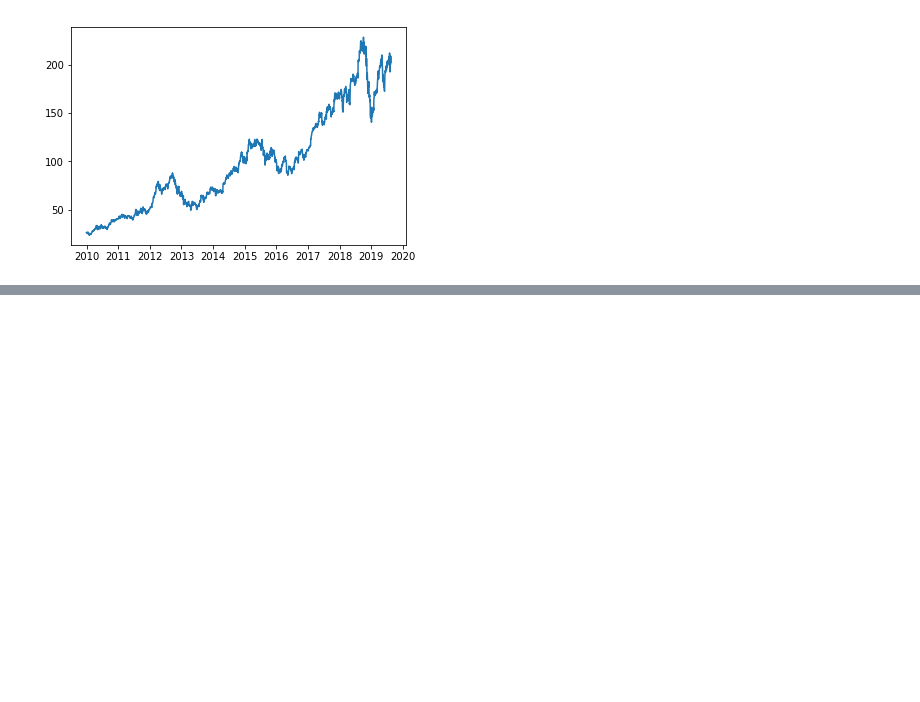
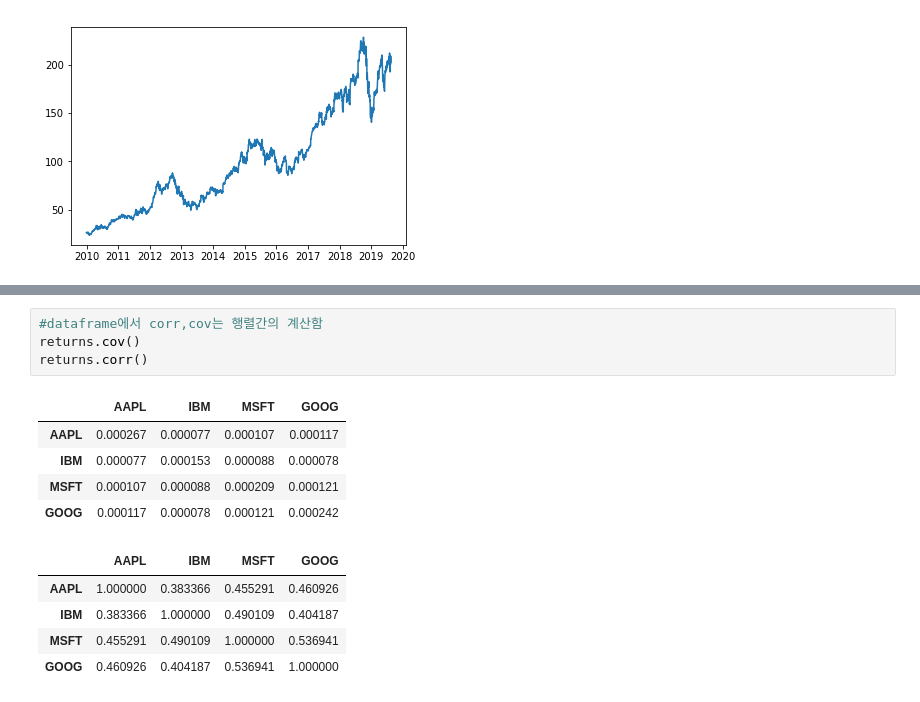
Before and after one commit to Suhwan-Ji/Study_DataScience, a Jupyter notebook: DataAnalysis/Ch05. Pandas 시작하기.ipynb, the cells around one changed output, grey strips where cells are left out. Saved outputs shown, nothing was run; the diff lists cells and outputs as text; blank space fills up the shorter version.

```diff
--- a/DataAnalysis/Ch05. Pandas 시작하기.ipynb
+++ b/DataAnalysis/Ch05. Pandas 시작하기.ipynb
@@ -1145,0 +1175,15 @@ To register the converters:
+# %%
+#dataframe에서 corr,cov는 행렬간의 계산함
+returns.cov()
+returns.corr()
+# %% [output]
+|  | AAPL | IBM | MSFT | GOOG |
+| AAPL | 0.000267 | 0.000077 | 0.000107 | 0.000117 |
+| IBM | 0.000077 | 0.000153 | 0.000088 | 0.000078 |
+| MSFT | 0.000107 | 0.000088 | 0.000209 | 0.000121 |
+| GOOG | 0.000117 | 0.000078 | 0.000121 | 0.000242 |
+|  | AAPL | IBM | MSFT | GOOG |
+| AAPL | 1.000000 | 0.383366 | 0.455291 | 0.460926 |
+| IBM | 0.383366 | 1.000000 | 0.490109 | 0.404187 |
+| MSFT | 0.455291 | 0.490109 | 1.000000 | 0.536941 |
+| GOOG | 0.460926 | 0.404187 | 0.536941 | 1.000000 |
```
Also changed, not shown: parts of 20 cells of this notebook.
